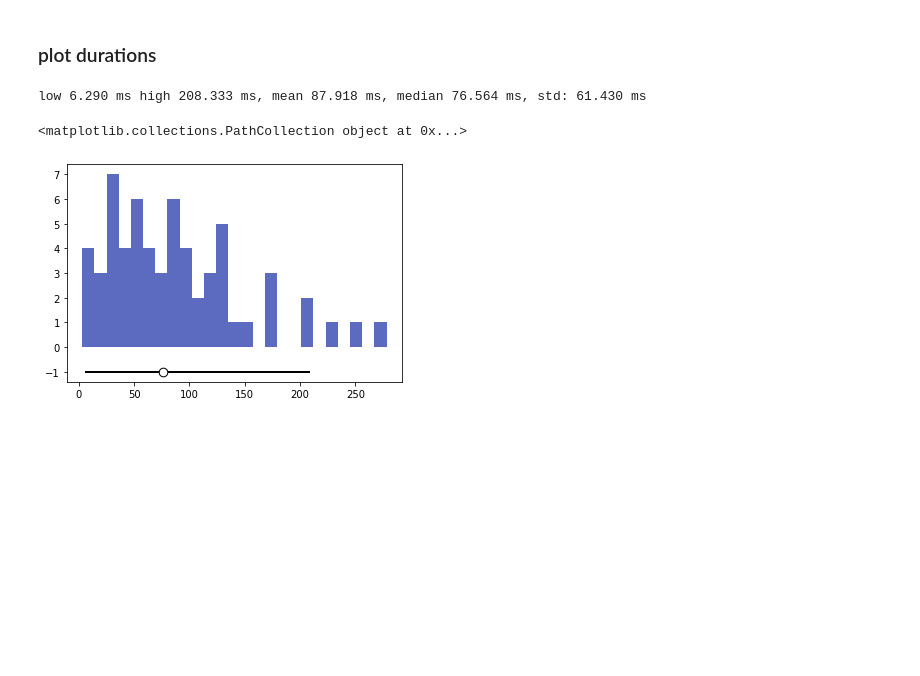
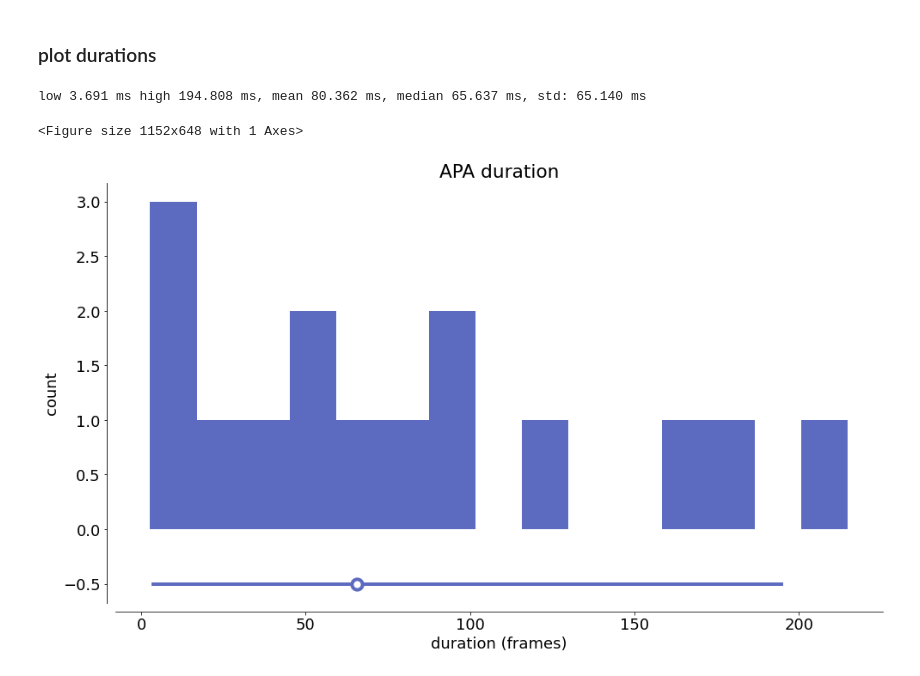
Before and after one commit to Egzona66/APA_setup, a Jupyter notebook: analysis/analysis_60ms.ipynb, the cells around one changed output. Drawn from its saved outputs; the diff is of its cells as text; code cells hidden in the pictures; blank space fills up the shorter version.

```diff
--- a/analysis/analysis_60ms.ipynb
+++ b/analysis/analysis_60ms.ipynb
@@ -18,7 +18,8 @@ import numpy as np
 import os
 from sklearn.decomposition import PCA
 from mpl_toolkits import mplot3d
-basepath = "/Users/federicoclaudi/Documents/Github/APA_setup"
+
+basepath = r"C:\Users\Federico\Documents\GitHub\APA_setup"
 os.chdir(basepath)
 
 sys.path.append("./")
@@ -33,6 +34,4 @@ from analysis.fixtures import colors, sensors
 from myterial import indigo, blue_grey_dark, salmon, cyan_dark
 
 data = DataProcessing.reload()
-
-data = data.data.loc[data.data.condition == "WT"].reset_index()
 # %% [output]
@@ -139,6 +143,9 @@ def segments_fit(X, Y, count):
 
     r = optimize.minimize(err, x0=np.r_[seg, py_init], method='Nelder-Mead')
     return func(r.x)
+# %%
+# set font size for labels in matplotlib
+plt.rcParams.update({'font.size': 14})
 # %%
 f, ax = plt.subplots(figsize=(10, 10),)
 
@@ -149,22 +156,25 @@ for n, trial in enumerate(range(wt_traces_complete.shape[-1])):
 
     # scale y between 0, 1
     y = (y - y.min()) / (y.max() - y.min())
-    ax.plot(time_frames, y, color="black", lw=2, alpha=.25)
+
 
     # fit a piece-wise linear curve
     px, py = segments_fit(time_frames, y, 3)
-    ax.plot(px, py, "-o", color=indigo, alpha=1, lw=2)
+    if n == 0:
+        ax.plot(time_frames, y, color=[.3, .3, .3], lw=2, alpha=1, label="data")
+        ax.plot(px, py, color=indigo, alpha=1, lw=6, label="fit")
+        ax.scatter(px, py, s=250, lw=4, ec=indigo, fc="white", zorder=100)
     durations.append(px[2] - px[1])
 
-    break
+    # break
 
 
+from pathlib import Path
+savepath = Path(r"C:\Users\Federico\Desktop\forE")
 
-
-# axarr[0].set(ylabel="weight norm.", title="FL")
-# axarr[1].set(title="FR")
-# axarr[2].set(xlabel="time (frames)", ylabel="weight norm.", title="HL")
-# axarr[3].set(xlabel="time (frames)", title="HR")
-
-# axarr[0].legend()
+# save figure at savepath
+ax.legend()
+ax.set(xlabel="Time (frames)", ylabel="Body weight (norm.)")
+clean_axes(f)
+f.savefig(savepath / f"apa_duration_piecewisefit_example_condition_{CONDITION}_strain_{STRAIN}.png", dpi=300)
 # %% [output]
@@ -172,17 +183,23 @@ for n, trial in enumerate(range(wt_traces_complete.shape[-1])):
 # %% [markdown]
 ### plot durations
 # %%
-f, ax = plt.subplots()
+plt.rcParams.update({'font.size': 18})
+f, ax = plt.subplots(figsize=(16, 9))
 
 durations_ms = [frame2ms(d) for d in durations]
 
 low, high = np.percentile(durations_ms, [5, 95])
 print(f"low {low:.3f} ms high {high:.3f} ms, mean {np.mean(durations_ms):.3f} ms, median {np.median(durations_ms):.3f} ms, std: {np.std(durations_ms):.3f} ms")
 
-ax.hist(durations_ms, bins=25, color=indigo)
-ax.plot([low, high], [-1, -1], "-", color="black", lw=2)
-ax.scatter(np.median(durations_ms), -1, color="white", lw=1, ec="black", zorder=100,  s=75)
+ax.hist(durations_ms, bins=15, color=indigo)
+ax.plot([low, high], [-.5, -.5], "-", color=indigo, lw=4)
+ax.scatter(np.median(durations_ms), -.5, color="white", lw=4, ec=indigo, zorder=100,  s=150)
+
+_ = ax.set(xlabel="duration (frames)", ylabel="count", title="APA duration")
+
+clean_axes(f)
+f.savefig(savepath / f"apa_duration_distribution_{CONDITION}_strain_{STRAIN}.png", dpi=500)
 # %% [output]
-low 6.290 ms high 208.333 ms, mean 87.918 ms, median 76.564 ms, std: 61.430 ms
+low 3.691 ms high 194.808 ms, mean 80.362 ms, median 65.637 ms, std: 65.140 ms
-<matplotlib.collections.PathCollection object at 0x...>
+<Figure size 1152x648 with 1 Axes>
-[figure, old version]
+[figure, new version]
```
Also changed, not shown: parts of 5 cells of this notebook, 8 other files.
